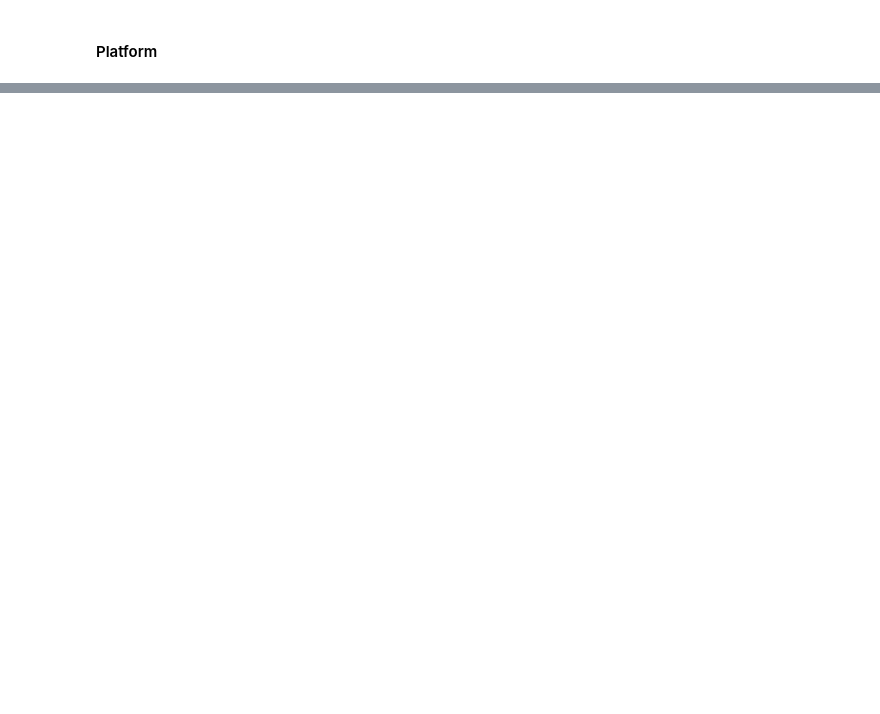
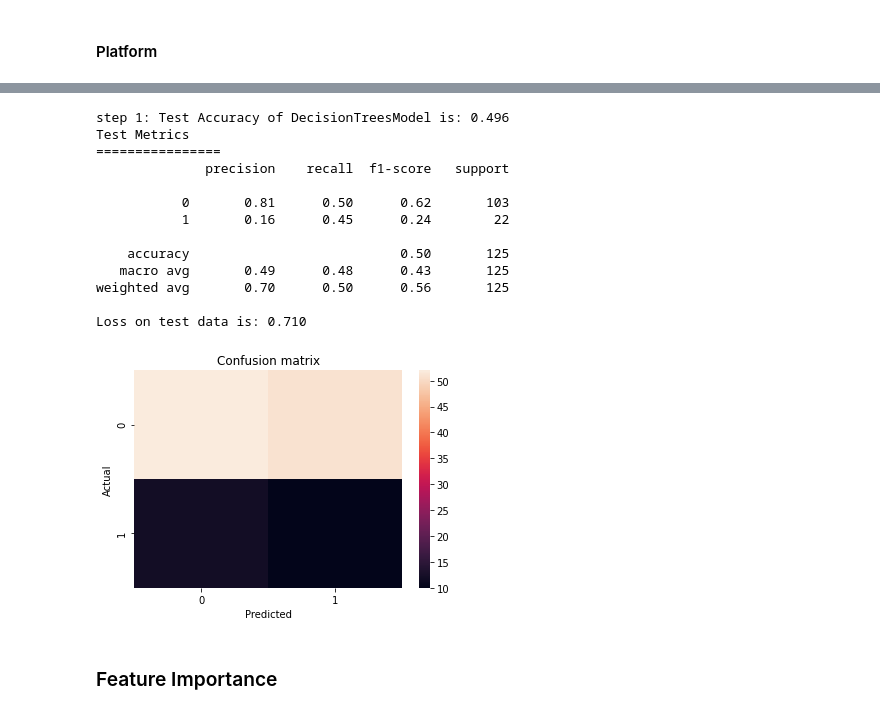
Before and after one commit to dagmawiii03/Ab_Hypothesis_Testing, a Jupyter notebook: Notebooks/ML_Model_and_Train.ipynb, the cells around one changed output, grey strips where cells are left out. Drawn from its saved outputs; the diff is of its cells as text; code cells hidden in the pictures; blank space fills up the shorter version.

Commit message:
completed the decision tree and regression

```diff
--- a/Notebooks/ML_Model_and_Train.ipynb
+++ b/Notebooks/ML_Model_and_Train.ipynb
@@ -140,0 +179,18 @@ df_platform.head()
+# %%
+#using platform df
+feature_cols = ["experiment", "hour", "date", 'device_make', 'platform_os']
+
+X = platform_df[feature_cols]
+y = platform_df[['response']]
+
+test_size = 0.1
+
+X_train, X_test, y_train, y_test = train_test_split(X, y, test_size=test_size, random_state=42)
+# %%
+decisionTreesModel = DecisionTreesModel(X_train, X_test,  y_train, y_test)
+
+folds = 5
+clf, acc_arr, loss_arr = decisionTreesModel.train(folds)
+
+#writing= write_model('platform_os_decision_tree_model', clf)
+#writing
@@ -140,0 +212,22 @@ df_platform.head()
+# %%
+#Evaluating the model
+test_acc, loss, report, confusion_matrix = decisionTreesModel.test()
+print(f"Loss on test data is: {loss:.3f}")
+print()
+# %% [output]
+step 1: Test Accuracy of DecisionTreesModel is: 0.496
+Test Metrics
+================
+              precision    recall  f1-score   support
+
+           0       0.81      0.50      0.62       103
+           1       0.16      0.45      0.24        22
+
+    accuracy                           0.50       125
+   macro avg       0.49      0.48      0.43       125
+weighted avg       0.70      0.50      0.56       125
+
+Loss on test data is: 0.710
+[figure, added]
+# %% [markdown]
+### Feature Importance
```
Also changed, not shown: parts of 39 cells of this notebook, 6 other files.
